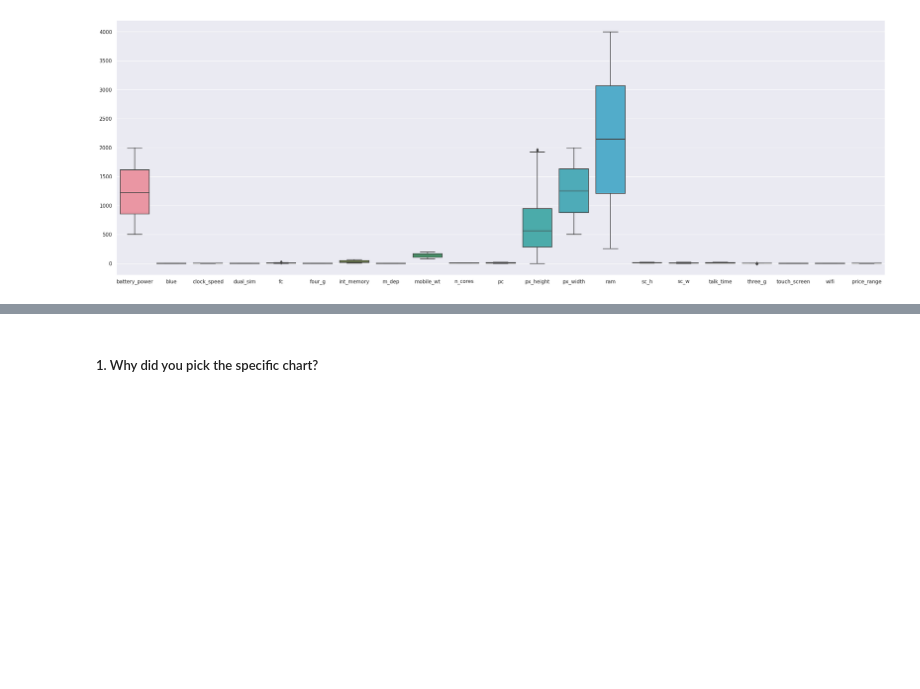
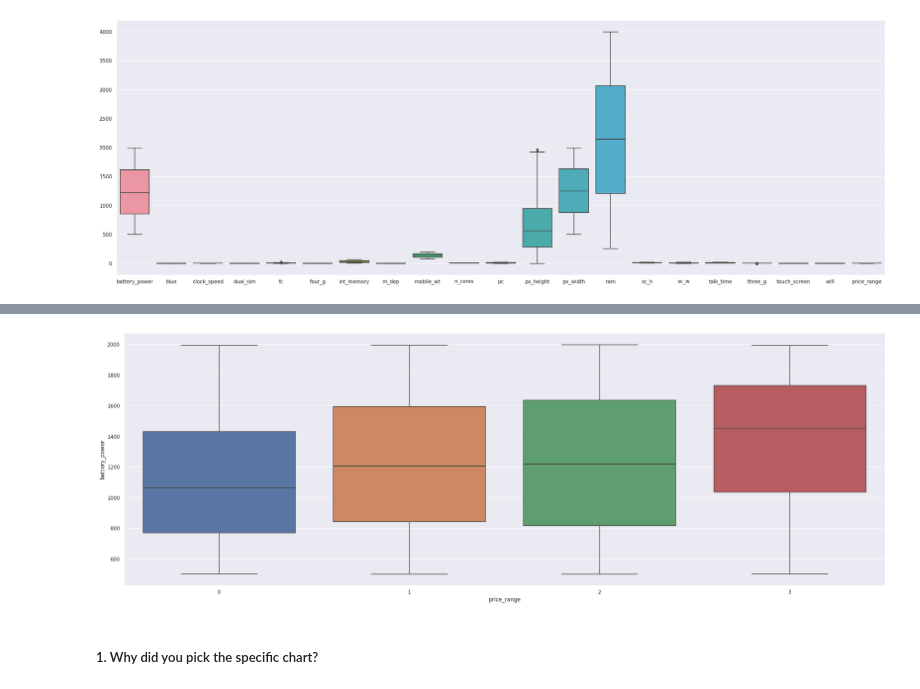
Before and after one commit to Manoharjha333/Mobile-price-range-prediction-classification, a Jupyter notebook: Mobile_price_range_prediction_classification.ipynb, the cells around one changed output, grey strips where cells are left out. Saved outputs shown, nothing was run; the diff lists cells and outputs as text; code cells hidden in the pictures; blank space fills up the shorter version.

```diff
--- a/Mobile_price_range_prediction_classification.ipynb
+++ b/Mobile_price_range_prediction_classification.ipynb
@@ -793,3 +825,11 @@ plt.show()
+# %%
+# Chart - 12 visualization code
+
+plt.figure(figsize=(30, 10))
+sns.boxplot(x="price_range", y="battery_power", data=df)
+plt.show()
+# %% [output]
+[figure, added]
 # %% [markdown]
 ##### 1. Why did you pick the specific chart?
 # %% [markdown]
```
Also changed, not shown: parts of 32 cells of this notebook.
